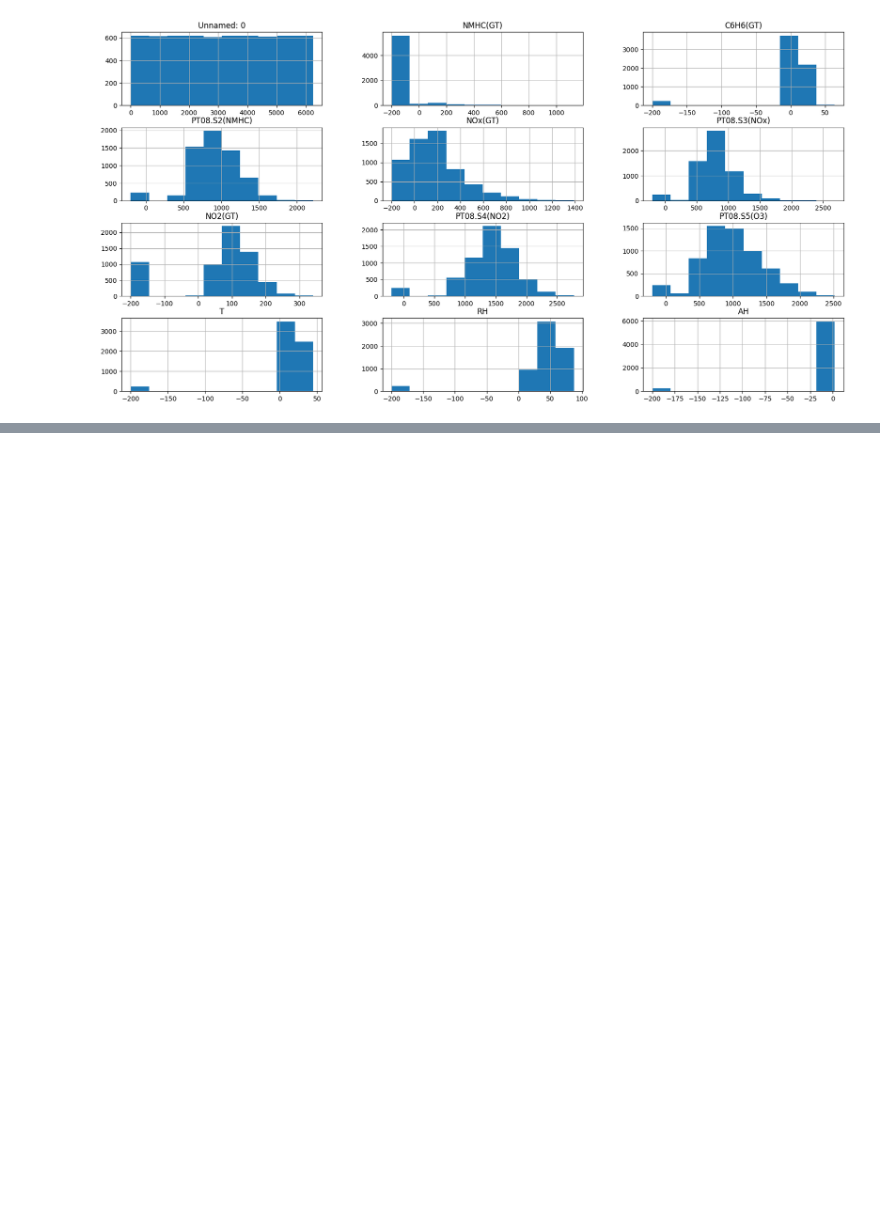
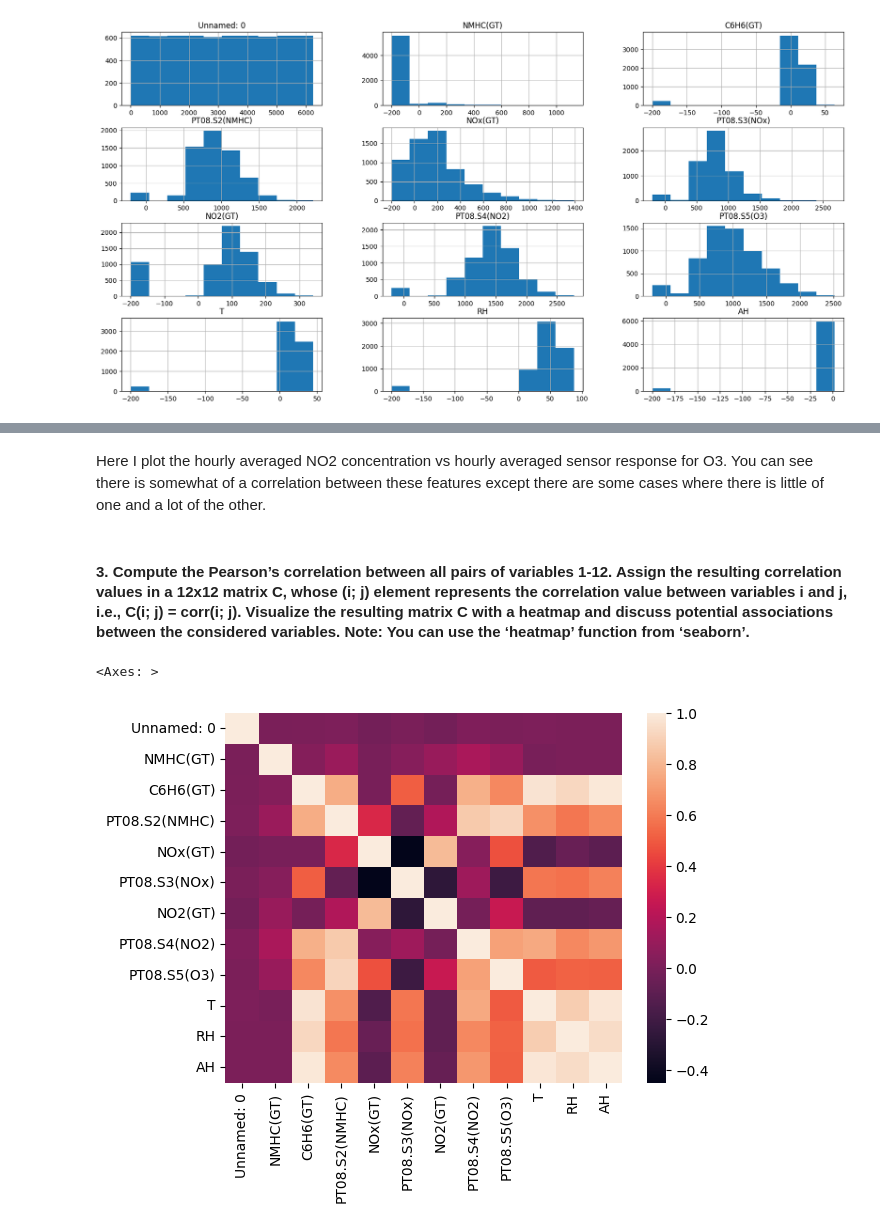
Before and after one commit to Dylan-Harden3/AirQualityRegression, a Jupyter notebook: Regression/Regression.ipynb, the cells around one changed output, grey strips where cells are left out. Cells and saved outputs as stored; diff of their text form; code cells hidden in the pictures; blank space fills up the shorter version.

```diff
--- a/Regression/Regression.ipynb
+++ b/Regression/Regression.ipynb
@@ -106,0 +116,12 @@ plt.show()
+# %% [markdown]
+Here I plot the hourly averaged NO2 concentration vs hourly averaged sensor response for O3. You can see there is somewhat of a correlation between these features except there are some cases where there is little of one and a lot of the other.
+# %% [markdown]
+#### 3. Compute the Pearson’s correlation between all pairs of variables 1-12. Assign the resulting correlation values in a 12x12 matrix C, whose (i; j) element represents the correlation value between variables i and j, i.e., C(i; j) = corr(i; j). Visualize the resulting matrix C with a heatmap and discuss potential associations between the considered variables. Note: You can use the ‘heatmap’ function from ‘seaborn’.
+# %%
+import seaborn as sns
+import matplotlib.pyplot as plt
+
+sns.heatmap(train_features_df.corr(method='pearson'))
+# %% [output]
+<Axes: >
+[figure, added]
```
Also changed, not shown: parts of 4 cells of this notebook.
